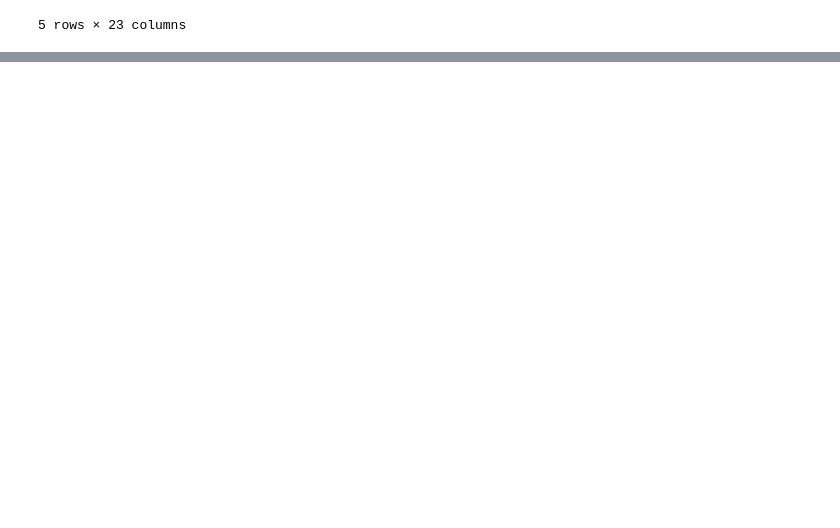
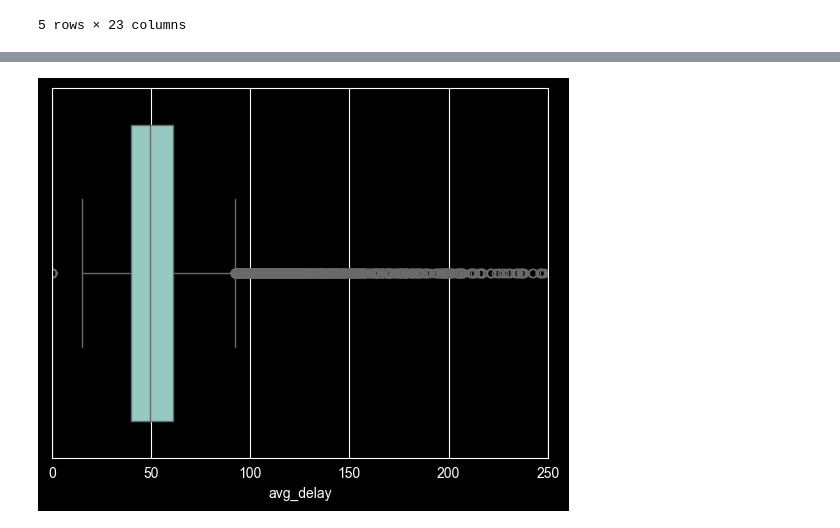
Before and after one commit to srlevine02-lab/FAU_Semester_Project, a Jupyter notebook: airline.ipynb, the cells around one changed output, grey strips where cells are left out. Cells and saved outputs as stored; diff of their text form; code cells hidden in the pictures; blank space fills up the shorter version.

```diff
--- a/airline.ipynb
+++ b/airline.ipynb
@@ -191,0 +203,6 @@ df_jetblue.head()
+# %%
+sns.boxplot(data = df_delta, x = 'avg_delay')
+plt.xlim(0,250)
+plt.show()
+# %% [output]
+[figure, added]
```
Also changed, not shown: parts of 2 cells of this notebook.
